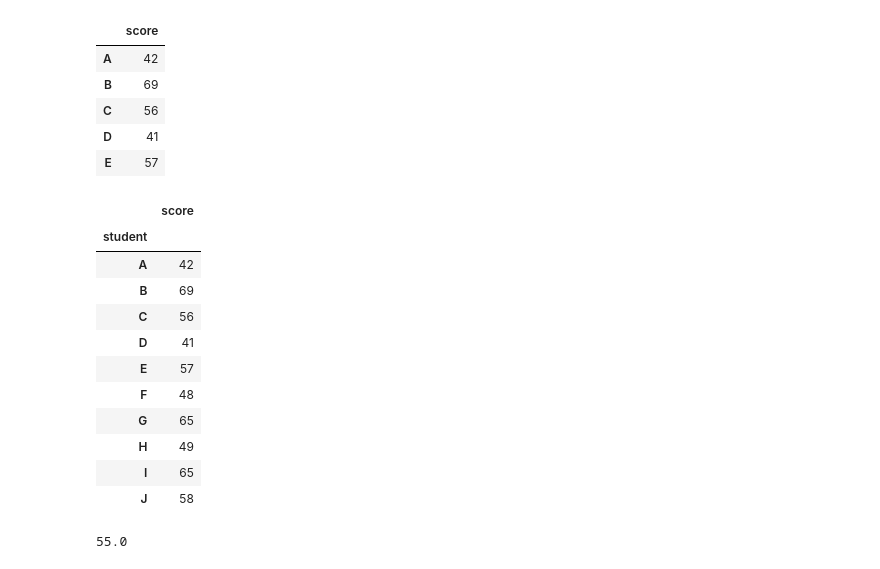
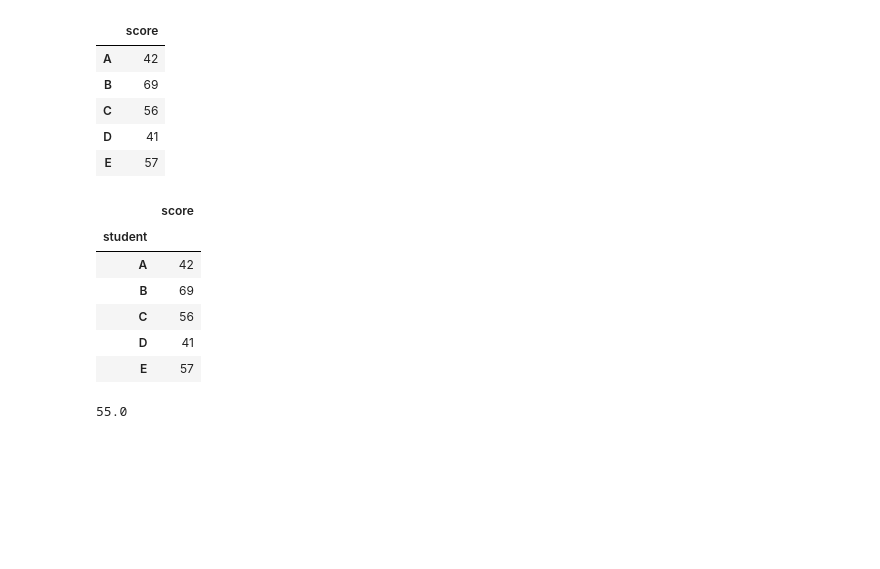
Before and after one commit to bnv20/kdt_2310, a Jupyter notebook: m4_libraries/statistics/stat1_guide.ipynb, the cells around one changed output. Cells and saved outputs as stored; diff of their text form; code cells hidden in the pictures; blank space fills up the shorter version.

```diff
--- a/m4_libraries/statistics/stat1_guide.ipynb
+++ b/m4_libraries/statistics/stat1_guide.ipynb
@@ -36,18 +67,13 @@ scores_df.head()
 # %%
 scores_df = pd.DataFrame({'score':scores},
                         index=pd.Index(list('ABCDEFGHIJ'),name='student'))
-scores_df
+scores_df.head()
 # %% [output]
 |  | score |
 | student |  |
 | A | 42 |
 | B | 69 |
 | C | 56 |
 | D | 41 |
 | E | 57 |
-| F | 48 |
-| G | 65 |
-| H | 49 |
-| I | 65 |
-| J | 58 |
 # %%
```
Also changed, not shown: parts of 101 cells of this notebook, 1 other file.
